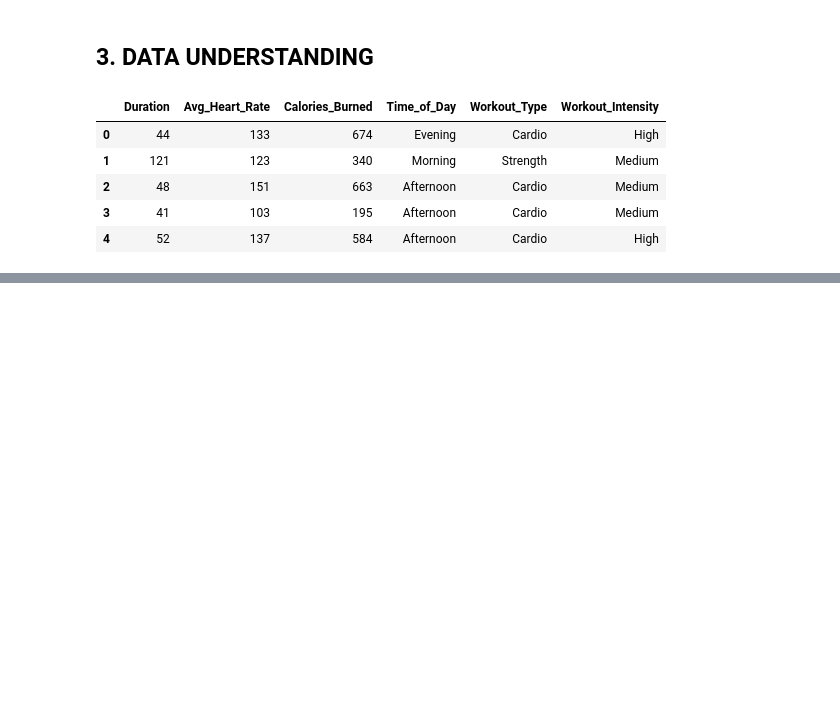
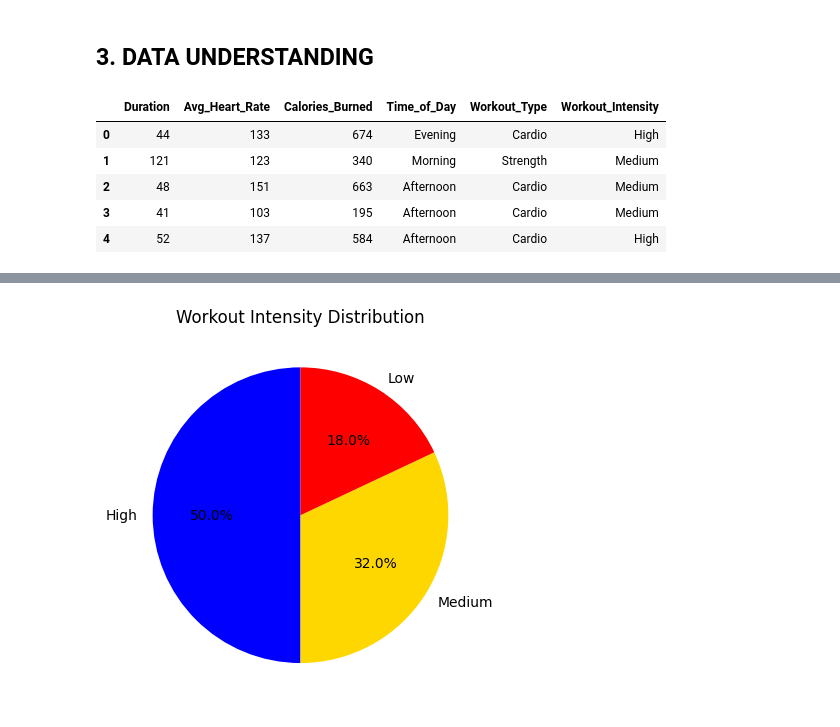
Before and after one commit to SylviaMwai/FitGuru-Classifier-Using-KNN, a Jupyter notebook: FitGuru_Classifier_Using_KNN.ipynb, the cells around one changed output, grey strips where cells are left out. Drawn from its saved outputs; the diff is of its cells as text; code cells hidden in the pictures; blank space fills up the shorter version.

```diff
--- a/FitGuru_Classifier_Using_KNN.ipynb
+++ b/FitGuru_Classifier_Using_KNN.ipynb
@@ -93,0 +234,7 @@ Data.head()
+# %%
+Data['Workout_Intensity'].value_counts().plot.pie(autopct='%1.1f%%', startangle=90,
+                                                colors=['blue', 'gold', 'red'],
+                                                title='Workout Intensity Distribution', ylabel='')
+plt.show()
+# %% [output]
+[figure, added]
```
Also changed, not shown: parts of 15 cells of this notebook.
